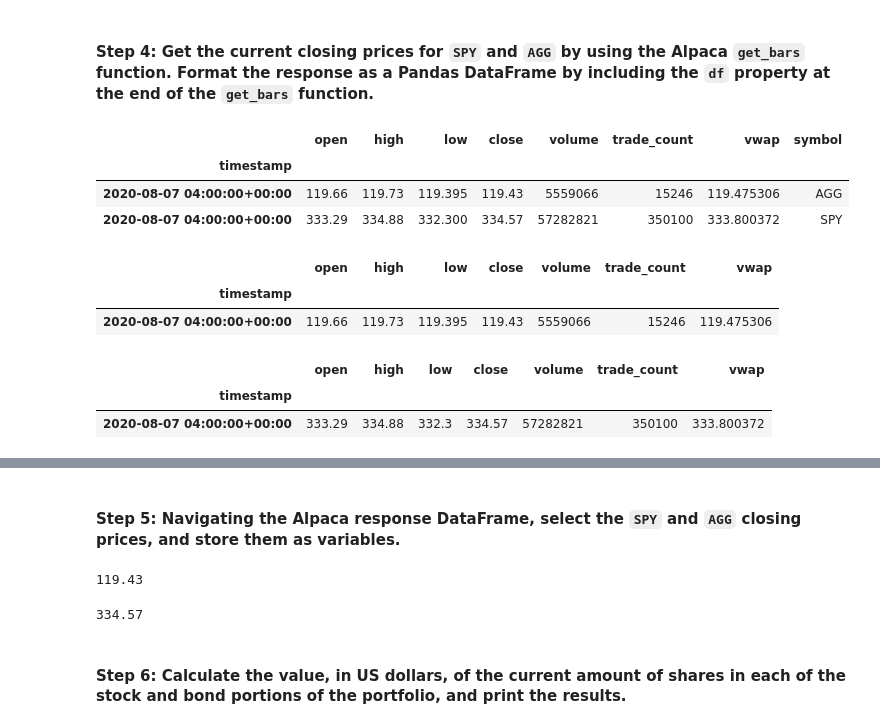
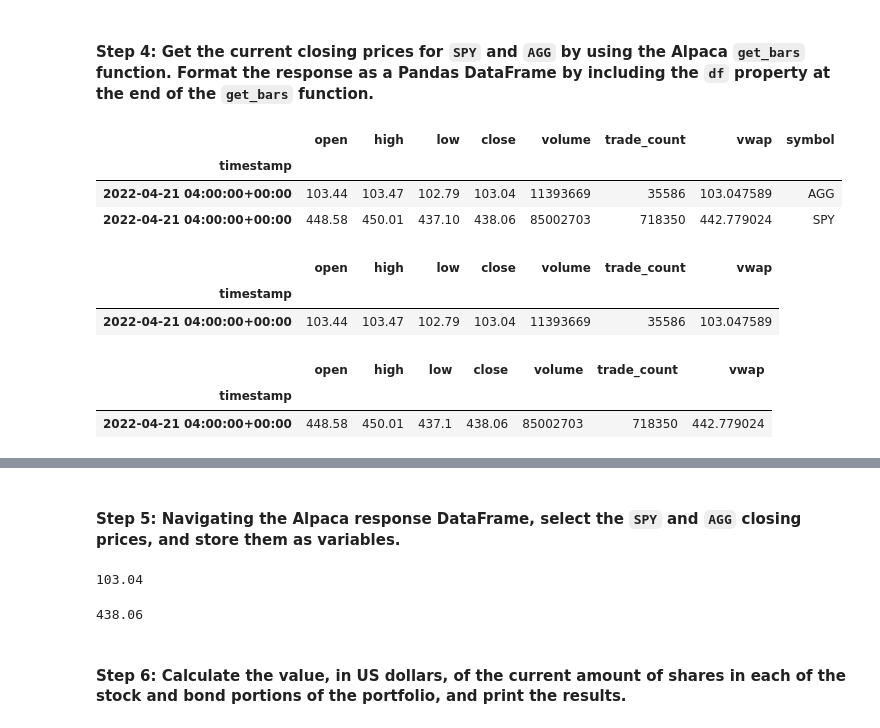
Before and after one commit to TaoNYC/columbia_fintech, a Jupyter notebook: Challenge_5_API_MC_Simulation_Forcasting_Portfilio_Performance/financial_planning_tools.ipynb, the cells around one changed output, grey strips where cells are left out. Drawn from its saved outputs; the diff is of its cells as text; code cells hidden in the pictures.

```diff
--- a/Challenge_5_API_MC_Simulation_Forcasting_Portfilio_Performance/financial_planning_tools.ipynb
+++ b/Challenge_5_API_MC_Simulation_Forcasting_Portfilio_Performance/financial_planning_tools.ipynb
@@ -232,47 +230,47 @@ timeframe = "1Day"
 # Alternatively you can use a start and end date of 2020-08-07
 # YOUR CODE HERE
 # YOUR CODE HERE
-start_date = pd.Timestamp("2020-08-07",tz = "America/New_York").isoformat()
-end_date = pd.Timestamp("2020-08-07",tz = "America/New_York").isoformat()
+start_date = pd.Timestamp("2022-04-21",tz = "America/New_York").isoformat()
+end_date = pd.Timestamp("2022-04-21",tz = "America/New_York").isoformat()
 # %% [markdown]
 #### Step 4: Get the current closing prices for `SPY` and `AGG` by using the Alpaca `get_bars` function. Format the response as a Pandas DataFrame by including the `df` property at the end of the `get_bars` function.
 # %%
 # Use the Alpaca get_bars function to get current closing prices the portfolio
 # Be sure to set the `df` property after the function to format the response object as a DataFrame
 # YOUR CODE HERE
 prices_tickers_df = alpaca.get_bars(tickers,
                                     timeframe,
                                     start=start_date,
-                                    end=end_date
+
                                    ).df
 display(prices_tickers_df)
 
 # Reorganize the DataFrame
 # Separate ticker data
 # YOUR CODE HERE
 AGG = prices_tickers_df[prices_tickers_df["symbol"]=="AGG"].drop("symbol",axis=1)
 display(AGG)
 SPY = prices_tickers_df[prices_tickers_df["symbol"]=="SPY"].drop("symbol",axis=1)
 display(SPY)
 
 # Concatenate the ticker DataFrames
 # YOUR CODE HERE
 prices_tickers_df_new = pd.concat([AGG,SPY],axis=1,keys=["AGG","SPY"])
 
 # Review the first 5 rows of the Alpaca DataFrame
 # YOUR CODE HERE
 prices_tickers_df_new
 # %% [output]
 |  | open | high | low | close | volume | trade_count | vwap | symbol |
 | timestamp |  |  |  |  |  |  |  |  |
-| 2020-08-07 04:00:00+00:00 | 119.66 | 119.73 | 119.395 | 119.43 | 5559066 | 15246 | 119.475306 | AGG |
-| 2020-08-07 04:00:00+00:00 | 333.29 | 334.88 | 332.300 | 334.57 | 57282821 | 350100 | 333.800372 | SPY |
+| 2022-04-21 04:00:00+00:00 | 103.44 | 103.47 | 102.79 | 103.04 | 11393669 | 35586 | 103.047589 | AGG |
+| 2022-04-21 04:00:00+00:00 | 448.58 | 450.01 | 437.10 | 438.06 | 85002703 | 718350 | 442.779024 | SPY |
 |  | open | high | low | close | volume | trade_count | vwap |
 | timestamp |  |  |  |  |  |  |  |
-| 2020-08-07 04:00:00+00:00 | 119.66 | 119.73 | 119.395 | 119.43 | 5559066 | 15246 | 119.475306 |
+| 2022-04-21 04:00:00+00:00 | 103.44 | 103.47 | 102.79 | 103.04 | 11393669 | 35586 | 103.047589 |
 |  | open | high | low | close | volume | trade_count | vwap |
 | timestamp |  |  |  |  |  |  |  |
-| 2020-08-07 04:00:00+00:00 | 333.29 | 334.88 | 332.3 | 334.57 | 57282821 | 350100 | 333.800372 |
+| 2022-04-21 04:00:00+00:00 | 448.58 | 450.01 | 437.1 | 438.06 | 85002703 | 718350 | 442.779024 |
 |  | AGG |  |  |  |  |  |  | SPY |  |  | ... |
 |  | open | high | low | close | volume | trade_count | vwap | open | high | low | ... |
 | timestamp |  |  |  |  |  |  |  |  |  |  | ... |
@@ -282,23 +280,23 @@ prices_tickers_df_new
 # %%
 # Access the closing price for AGG from the Alpaca DataFrame
 # Converting the value to a floating point number
-agg_close_price = prices_tickers_df_new["AGG"]["close"]
+agg_close_price = prices_tickers_df_new["AGG"]["close"][0]
 agg_close_price = float(agg_close_price)
 # Print the AGG closing price
 # YOUR CODE HERE
 agg_close_price
 # %% [output]
-119.43
+103.04
 # %%
 # Access the closing price for SPY from the Alpaca DataFrame
 # Converting the value to a floating point number
-spy_close_price = prices_tickers_df_new["SPY"]["close"]
+spy_close_price = prices_tickers_df_new["SPY"]["close"][0]
 spy_close_price = float(spy_close_price)
 # Print the SPY closing price
 # YOUR CODE HERE
 spy_close_price
 # %% [output]
-334.57
+438.06
 # %% [markdown]
 #### Step 6: Calculate the value, in US dollars, of the current amount of shares in each of the stock and bond portions of the portfolio, and print the results.
 # %%
```
Also changed, not shown: parts of 24 cells of this notebook, 8 other files.
